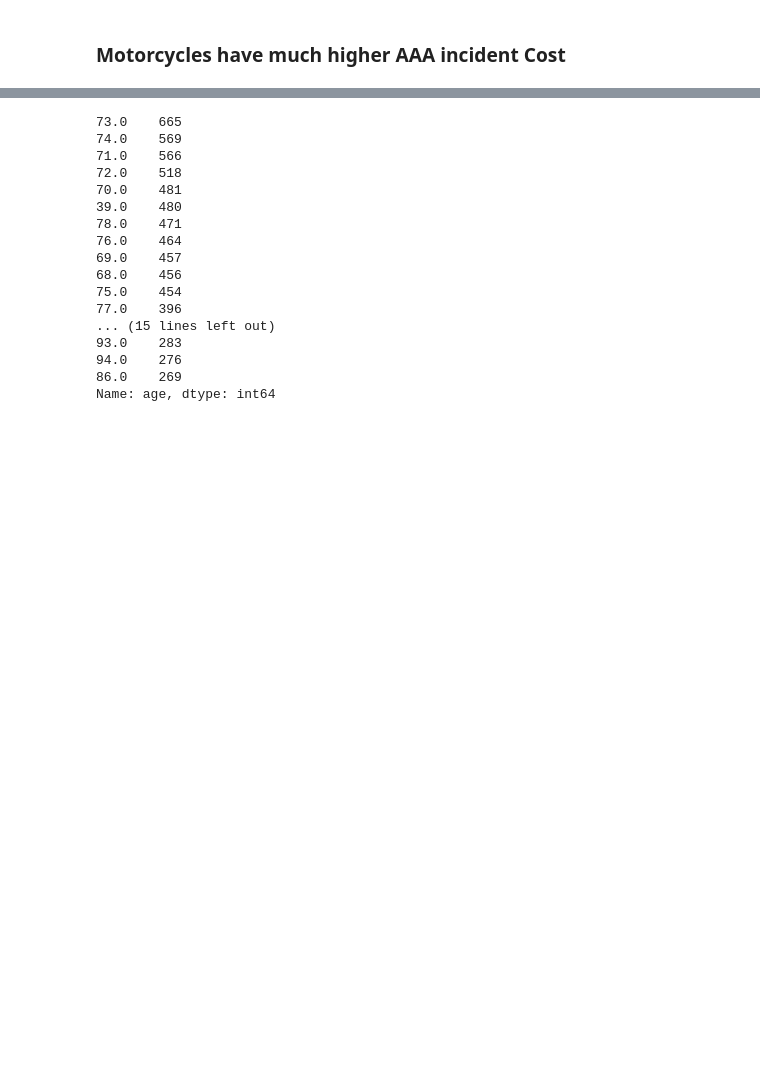
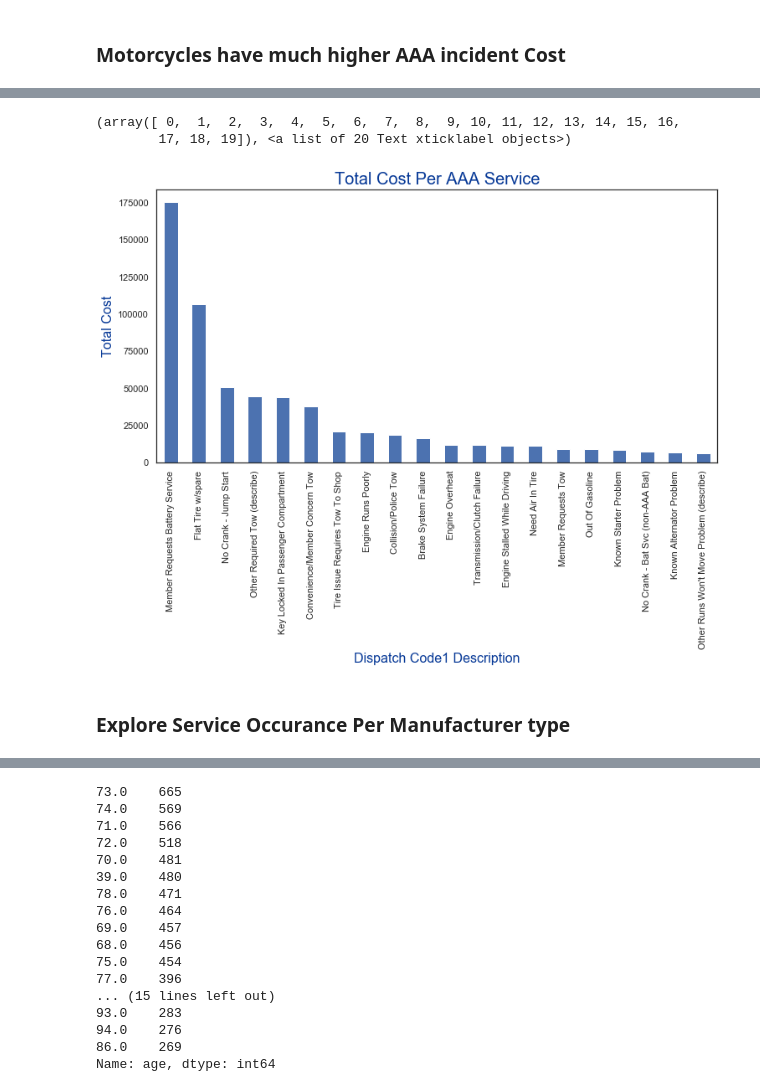
Before and after one commit to Botafogo1894/Columbia_AI_Course, a Jupyter notebook: Exploring_Costs.ipynb, the cells around one changed output, grey strips where cells are left out. Cells and saved outputs as stored; diff of their text form; code cells hidden in the pictures; blank space fills up the shorter version.

```diff
--- a/Exploring_Costs.ipynb
+++ b/Exploring_Costs.ipynb
@@ -102,3 +237,13 @@ plt.xticks(rotation = 60)
 # %%
 df.groupby('Dispatch Code1 Description')['Total Cost'].sum().nlargest(20).plot(kind = 'bar')
+plt.ylabel('Total Cost', fontsize = 16, color = '#073997')
+plt.xlabel('Dispatch Code1 Description', fontsize = 16, color = '#073997')
+plt.title('Total Cost Per AAA Service', fontsize = 20, color = '#073997')
+plt.savefig('Service_cost', bbox_inches = 'tight')
 plt.xticks(rotation = 90)
+# %% [output]
+(array([ 0,  1,  2,  3,  4,  5,  6,  7,  8,  9, 10, 11, 12, 13, 14, 15, 16,
+        17, 18, 19]), <a list of 20 Text xticklabel objects>)
+[figure, added]
+# %% [markdown]
+### Explore Service Occurance Per Manufacturer type
```
Also changed, not shown: parts of 33 cells of this notebook, 5 other files.
